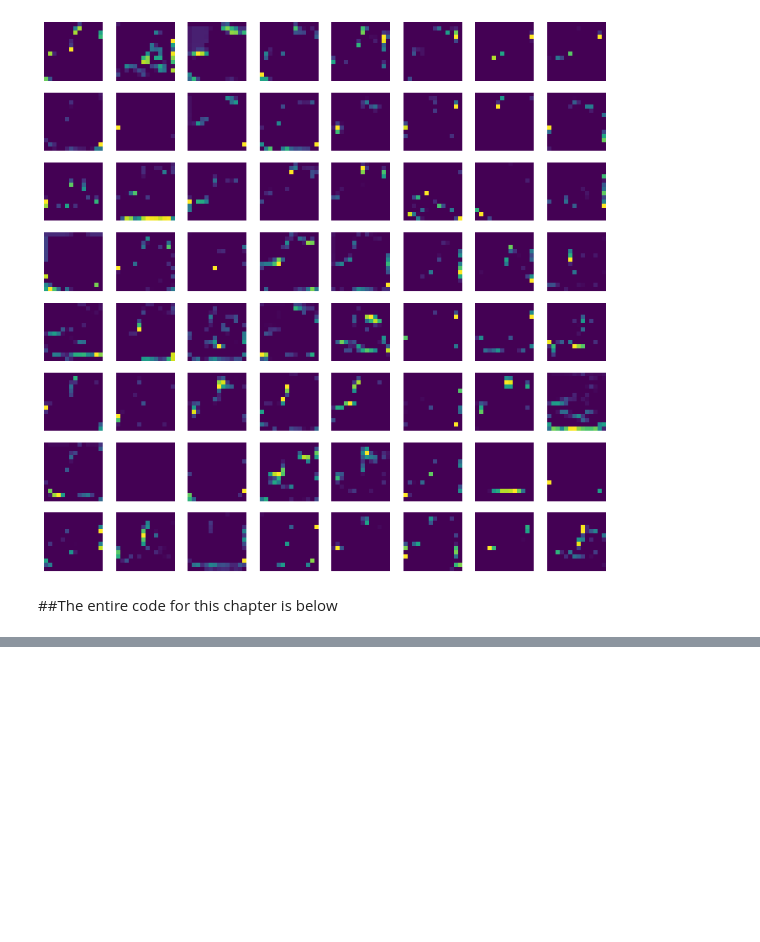
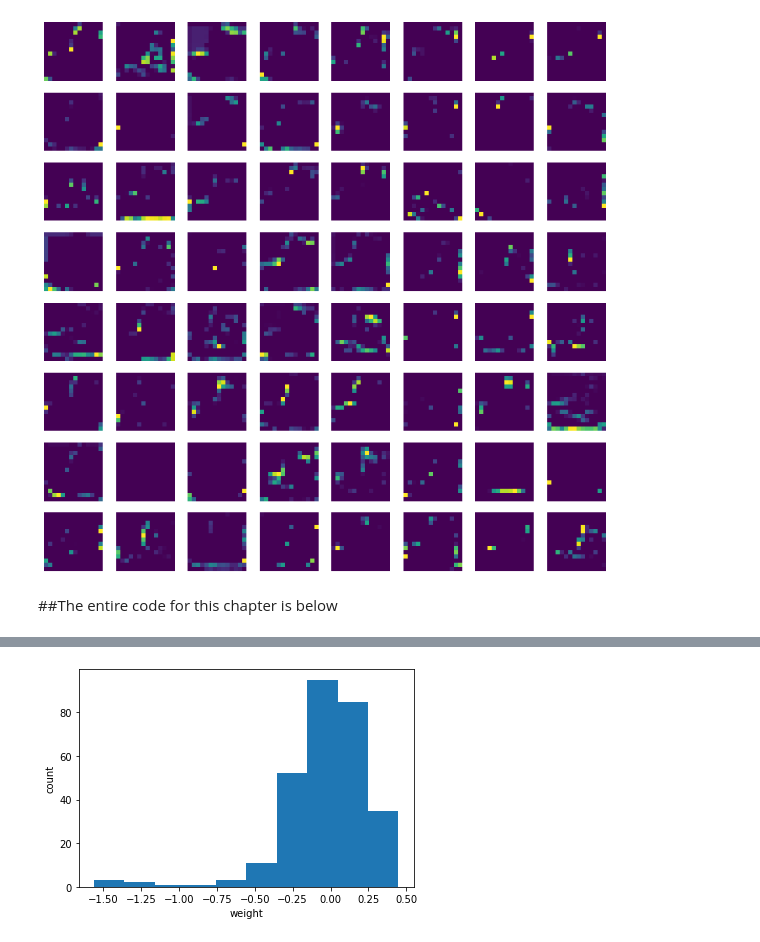
Before and after one commit to newjoseph/HG_MLDL, a Jupyter notebook: 8_3VisualizationConvolutionNeuralNetwork.ipynb, the cells around one changed output, grey strips where cells are left out. Drawn from its saved outputs; the diff is of its cells as text; code cells hidden in the pictures; blank space fills up the shorter version.

```diff
--- a/8_3VisualizationConvolutionNeuralNetwork.ipynb
+++ b/8_3VisualizationConvolutionNeuralNetwork.ipynb
@@ -230,0 +249,94 @@ history = model.fit(train_scaled, train_target, epochs=20,
+# %%
+from tensorflow import keras
+
+model = keras.models.load_model('best-cnn-model.h5')
+
+model.layers
+
+conv = model.layers[0]
+
+print(conv.weights[0].shape, conv.weights[1].shape)
+
+conv_weights = conv.weights[0].numpy()
+
+print(conv_weights.mean(), conv_weights.std())
+
+import matplotlib.pyplot as plt
+
+plt.hist(conv_weights.reshape(-1,1))
+plt.xlabel('weight')
+plt.ylabel('count')
+plt.show()
+
+fig, axs = plt.subplots(2, 16, figsize=(15,2))
+
+for i in range(2):
+  for j in range(16):
+    axs[i, j].imshow(conv_weights[:,:,0,i*16 + j], vmin=-0.5, vmax=0.5)
+    axs[i, j].axis('off')
+plt.show()
+
+no_training_model = keras.Sequential()
+
+no_training_model.add(keras.layers.Conv2D(32, kernel_size=3, activation=\
+                                          'relu', padding='same', input_shape=(28,28,1)))
+
+no_training_conv = no_training_model.layers[0]
+
+print(no_training_conv.weights[0].shape)
+
+no_training_weights = no_training_conv.weights[0].numpy()
+
+print(no_training_weights.mean(), no_training_weights.std())
+
+plt.hist(no_training_weights.reshape(-1,1))
+plt.xlabel('weight')
+plt.ylabel('count')
+plt.show()
+
+fig, axs = plt.subplots(2, 16, figsize=(15,2))
+
+for i in range(2):
+  for j in range(16):
+    axs[i, j].imshow(no_training_weights[:,:,0,i*16 + j])
+    axs[i, j].axis('off')
+plt.show()
+
+print(model.input)
+
+conv_acti = keras.Model(model.input, model.layers[0].output)
+
+(train_input, train_target), (test_input, test_target) =\
+  keras.datasets.fashion_mnist.load_data()
+
+plt.imshow(train_input[0], cmap='gray_r')
+plt.show()
+
+inputs = train_input[0:1].reshape(-1, 28, 28, 1) / 255.0
+
+feature_maps = conv_acti.predict(inputs)
+
+print(feature_maps.shape)
+
+fig, axs = plt.subplots(4, 8, figsize=(15,8))
+
+for i in range(4):
+  for j in range(8):
+    axs[i ,j].imshow(feature_maps[0,:,:,i*8 + j])
+    axs[i, j].axis('off')
+plt.show()
+
+conv2_acti = keras.Model(model.input, model.layers[2].output)
+feature_maps = conv2_acti.predict(train_input[0:1].reshape(-1, 28, 28, 1)/255.0)
+
+print(feature_maps.shape)
+
+fig, axs = plt.subplots(8, 8, figsize=(12,12))
+
+for i in range(8):
+  for j in range(8):
+    axs[i, j].imshow(feature_maps[0,:,:,i*8 + j])
+    axs[i, j].axis('off')
+
+plt.show()
+# %% [output]
@@ -230,0 +345 @@ history = model.fit(train_scaled, train_target, epochs=20,
+[figure, added]
```
Also changed, not shown: parts of 2 cells of this notebook.
